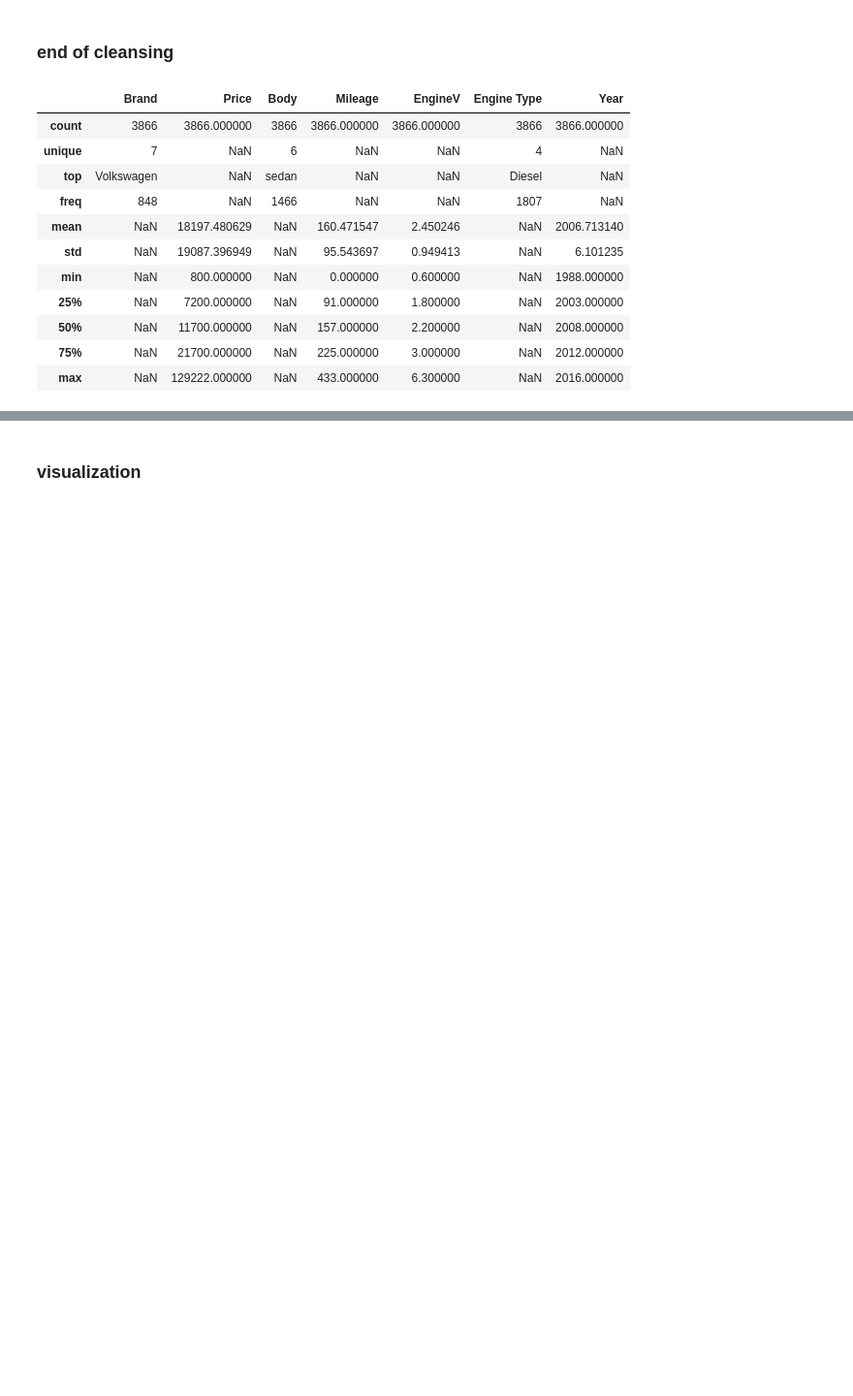
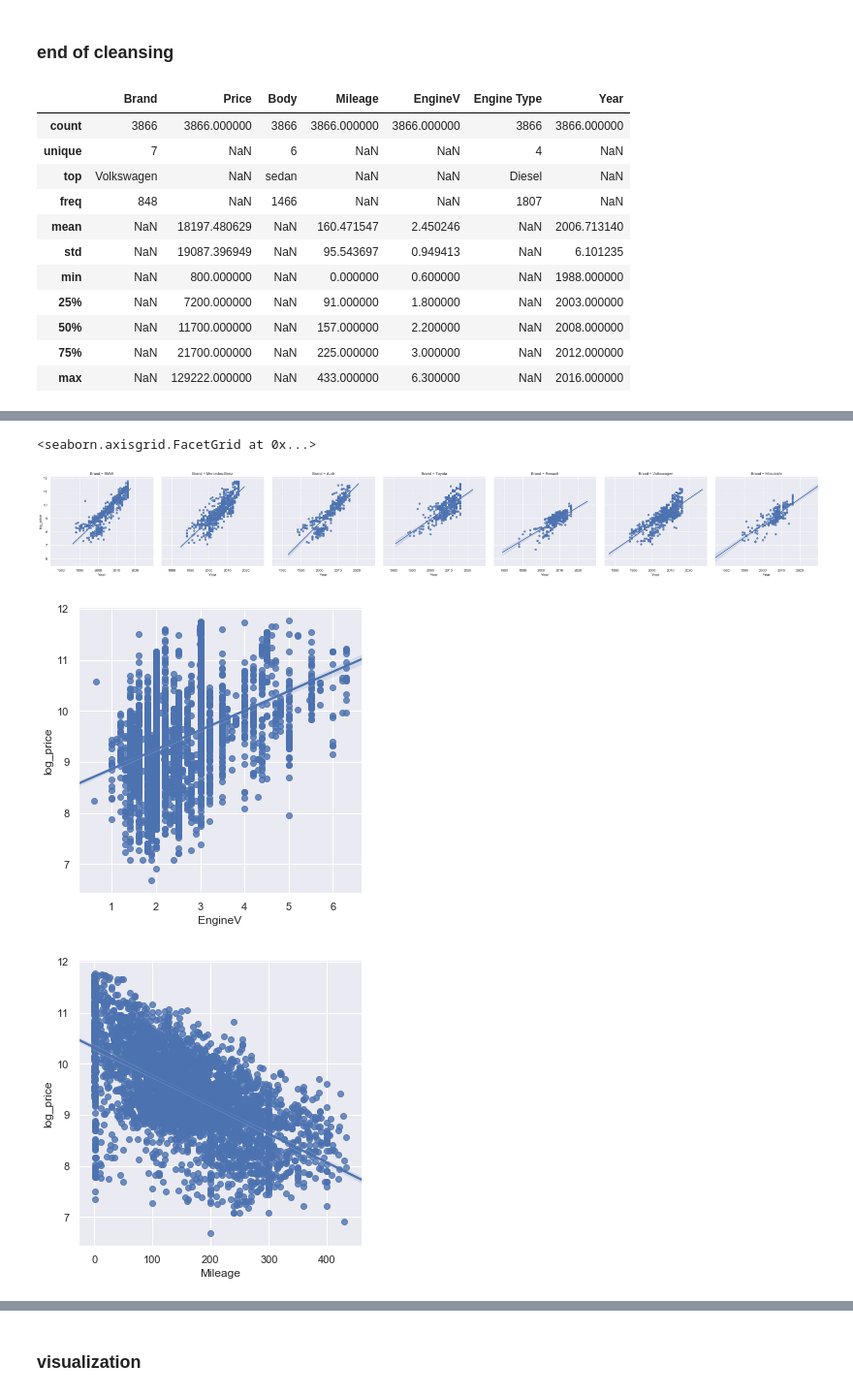
Before and after one commit to tansudasli/analytics-sandbox, a Jupyter notebook: car_sales_lineer_regression.ipynb, the cells around one changed output, grey strips where cells are left out. Shown at 97% size. Drawn from its saved outputs; the diff is of its cells as text; code cells hidden in the pictures; blank space fills up the shorter version.

```diff
--- a/car_sales_lineer_regression.ipynb
+++ b/car_sales_lineer_regression.ipynb
@@ -242,0 +253,5 @@ data_cleaned.describe(include='all')
+# %%
+log_price = np.log(data_cleaned['Price'])
+data_cleaned['log_price'] = log_price
+
+data_cleaned.head()
@@ -242,0 +265,11 @@ data_cleaned.describe(include='all')
+# %%
+# sns.regplot(x="SAT", y="GPA", data=data);
+
+sns.lmplot(x="Year", y="log_price", col='Brand', data=data_cleaned)
+sns.lmplot(x="EngineV", y="log_price", data=data_cleaned)
+sns.lmplot(x="Mileage", y="log_price", data=data_cleaned)
+# %% [output]
+<seaborn.axisgrid.FacetGrid at 0x...>
+[figure, added]
+[figure, added]
+[figure, added]
```
Also changed, not shown: parts of 24 cells of this notebook.
